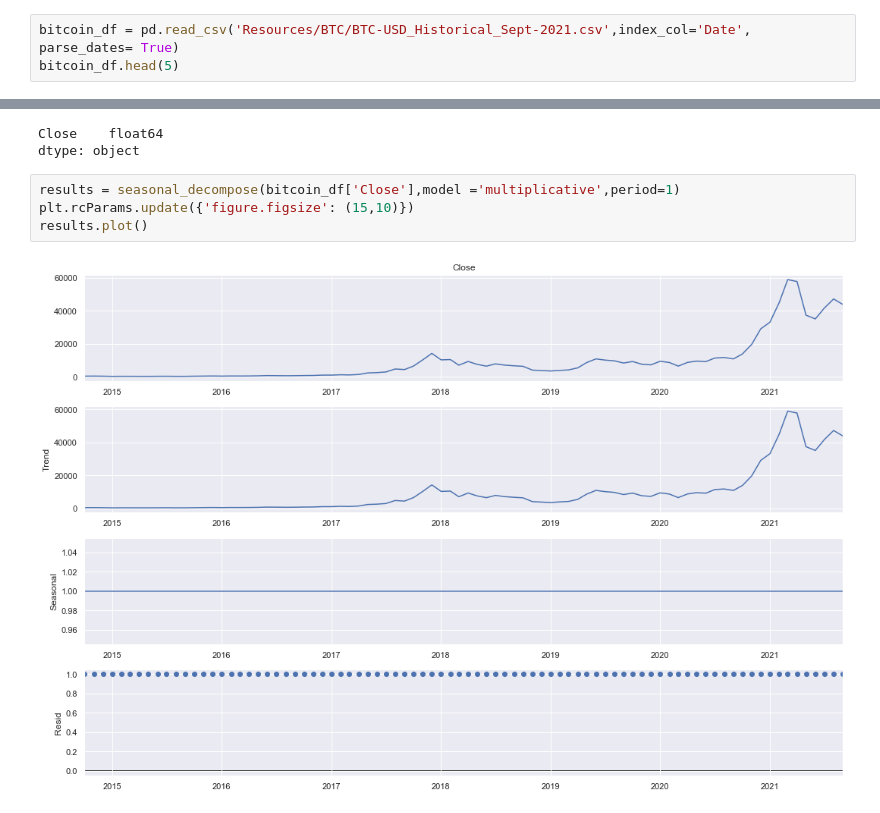
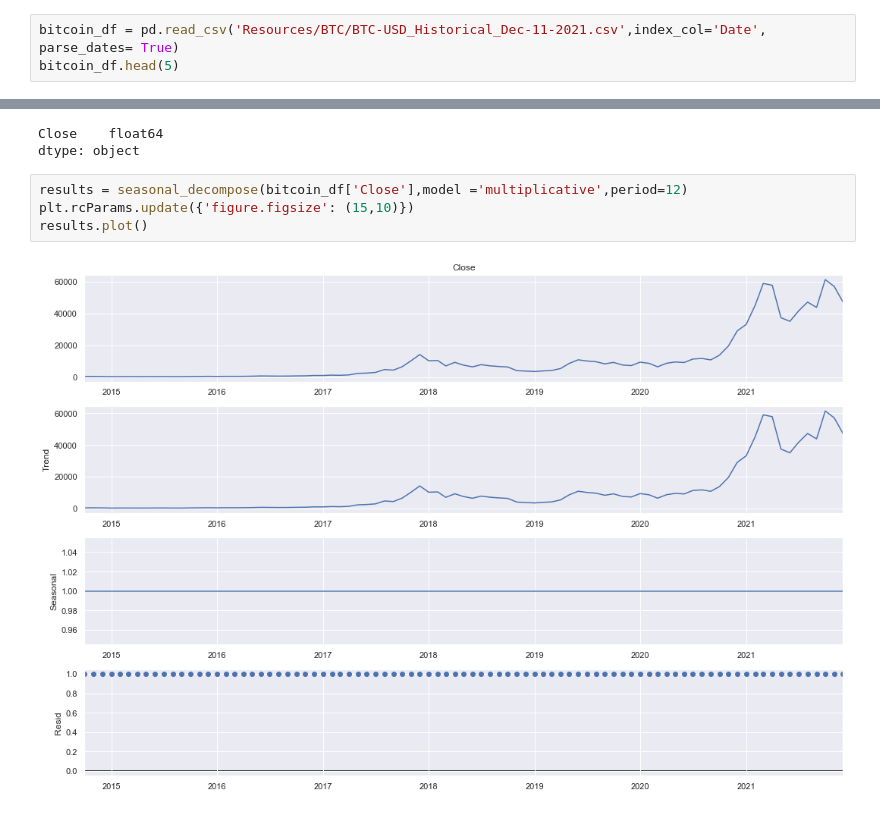
Before and after one commit to dmayo0317/project4, a Jupyter notebook: Bitcoin_Dec.ipynb, the cells around one changed output, grey strips where cells are left out. Cells and saved outputs as stored; diff of their text form.

```diff
--- a/Bitcoin_Dec.ipynb
+++ b/Bitcoin_Dec.ipynb
@@ -15,7 +15,7 @@ import matplotlib.dates as mdates
 from datetime import datetime, timedelta
 import matplotlib.pylab as plt
 # %%
-bitcoin_df = pd.read_csv('Resources/BTC/BTC-USD_Historical_Sept-2021.csv',index_col='Date', parse_dates= True)
+bitcoin_df = pd.read_csv('Resources/BTC/BTC-USD_Historical_Dec-11-2021.csv',index_col='Date', parse_dates= True)
 bitcoin_df.head(5)
 # %% [output]
 |  | Open | High | Low | Close | Adj Close | Volume |
@@ -58,8 +58,8 @@ bitcoin_df.dtypes
 Close    float64
 dtype: object
 # %%
-results = seasonal_decompose(bitcoin_df['Close'],model ='multiplicative',period=1)
+results = seasonal_decompose(bitcoin_df['Close'],model ='multiplicative',period=12)
 plt.rcParams.update({'figure.figsize': (15,10)})
 results.plot()
 # %% [output]
-[figure, old version]
+[figure, new version]
```
Also changed, not shown: parts of 7 cells of this notebook, 2 other files.
